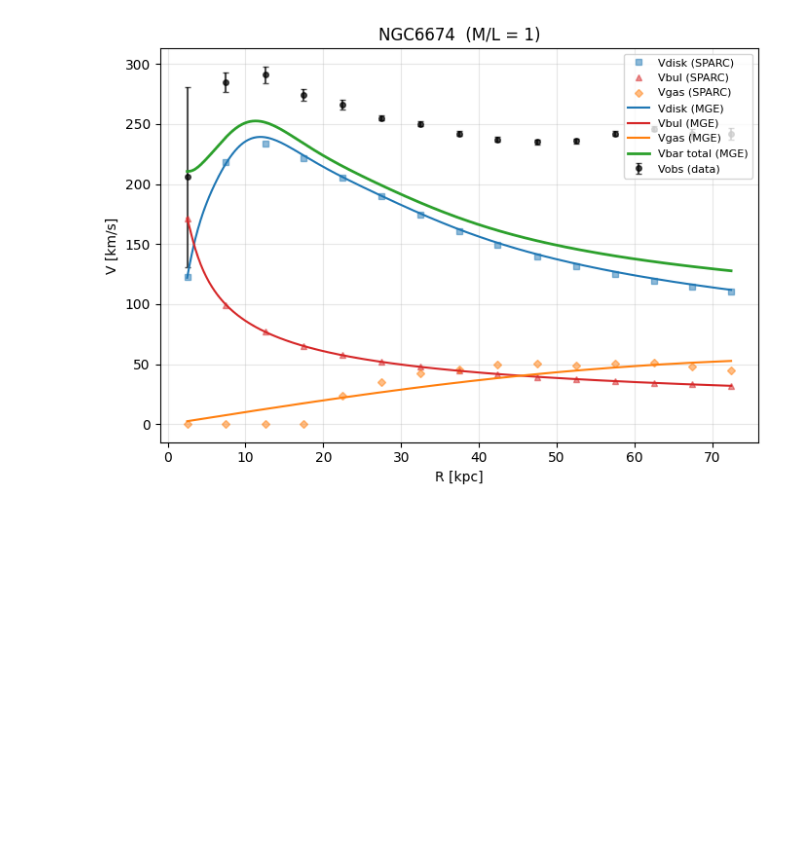
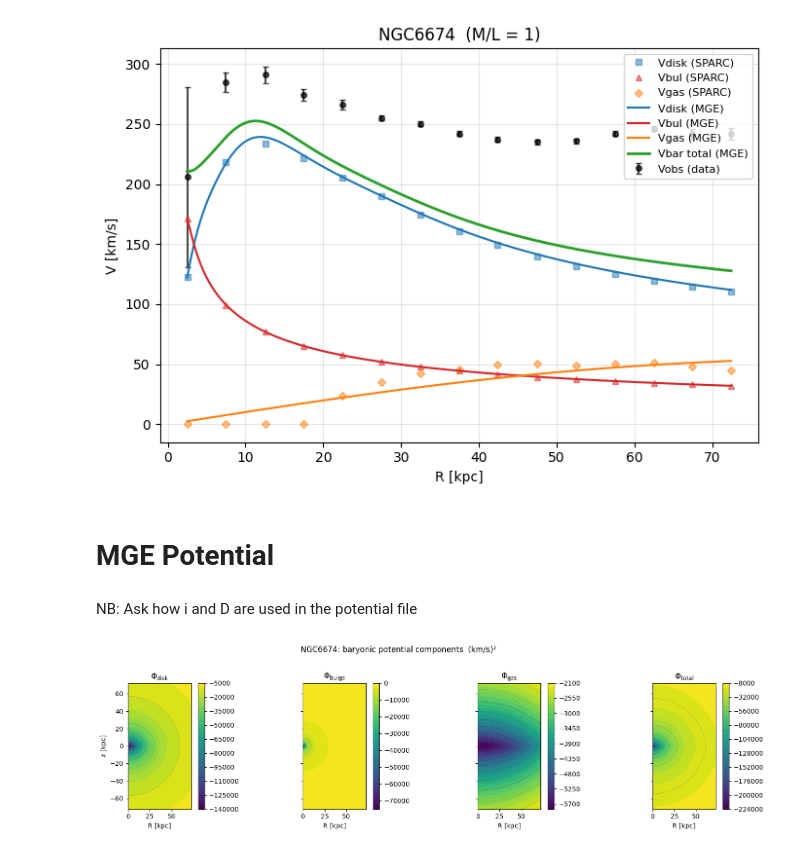
Before and after one commit to AdamSmithOrlik/sidm-rotation-curves-SPARC, a Jupyter notebook: development/surface-brightness-dev.ipynb, the cells around one changed output. Saved outputs shown, nothing was run; the diff lists cells and outputs as text; code cells hidden in the pictures; blank space fills up the shorter version.

```diff
--- a/development/surface-brightness-dev.ipynb
+++ b/development/surface-brightness-dev.ipynb
@@ -644,3 +644,38 @@ plt.title(f'{galaxy}  (M/L = 1)'); plt.legend(fontsize=8); plt.grid(alpha=0.3)
 plt.tight_layout(); plt.show()
 # %% [output]
 [figure]
+# %% [markdown]
+# MGE Potential
+# %% [markdown]
+NB: Ask how i and D are used in the potential file
+# %%
+Yd, Yb = 1.0, 1.0                    # M/L's (1.0 for a bare-potential test)
+scale = {"d": Yd, "b": Yb, "g": 1.0} # gas never scaled
+names = {"d": "disk", "b": "bulge", "g": "gas"}
+
+# meridional (R, z) grid
+Rmax = bar.R.max()
+RR, ZZ = np.meshgrid(np.linspace(0, Rmax, 200),
+                     np.linspace(-Rmax, Rmax, 200))
+
+# evaluate each component (Upsilon-scaled) and the total
+comp = {}
+total = np.zeros_like(RR)
+for c in bar.components:
+    phi = scale[c["tag"]] * c["phi"](RR, ZZ)
+    comp[names[c["tag"]]] = phi
+    total += phi
+
+panels = list(comp.items()) + [("total", total)]
+fig, axes = plt.subplots(1, len(panels), figsize=(4*len(panels), 4), sharey=True)
+for ax, (label, phi) in zip(axes, panels):
+    cf = ax.contourf(RR, ZZ, phi, levels=30, cmap="viridis")
+    ax.contour(RR, ZZ, phi, levels=10, colors="k", linewidths=0.4, alpha=0.4)
+    ax.set_title(rf"$\Phi_\mathrm{{{label}}}$")
+    ax.set_xlabel("R [kpc]"); ax.set_aspect("equal")
+    fig.colorbar(cf, ax=ax, fraction=0.046, pad=0.04)
+axes[0].set_ylabel("z [kpc]")
+fig.suptitle(f"{bar.galaxy}: baryonic potential components  (km/s)²", y=1.02)
+plt.tight_layout(); plt.show()
+# %% [output]
+[figure, added]
```
Also changed, not shown: parts of 4 cells of this notebook, 2 other files.
